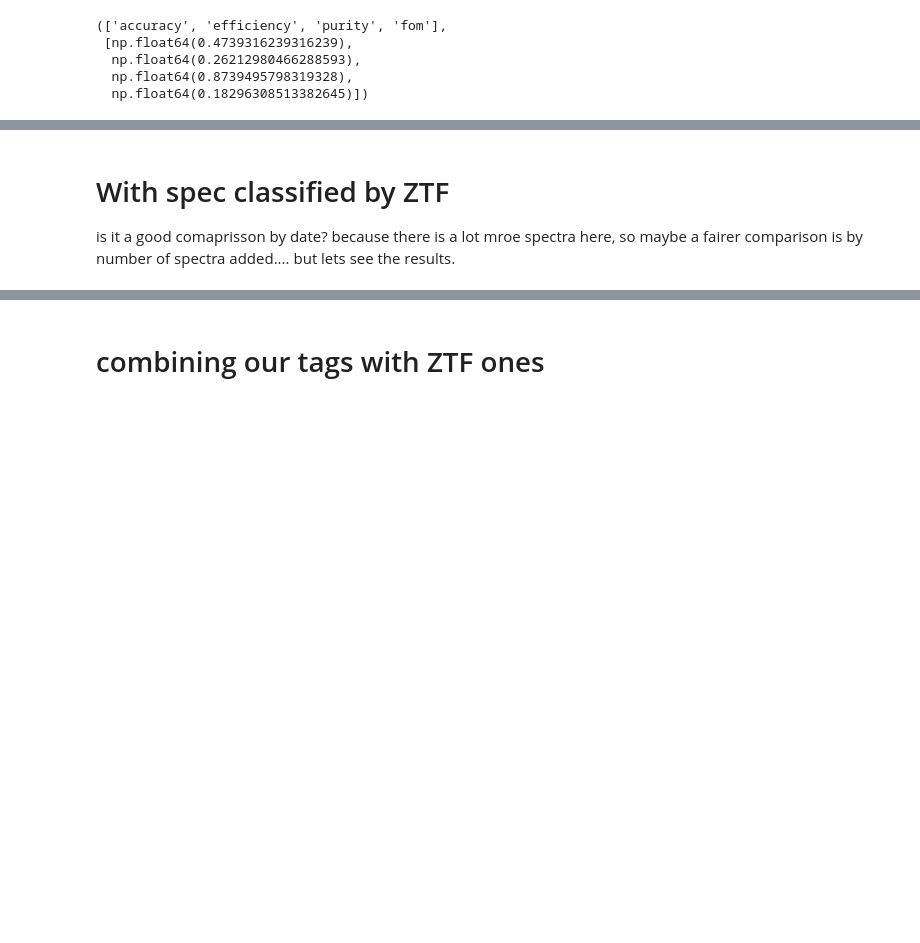
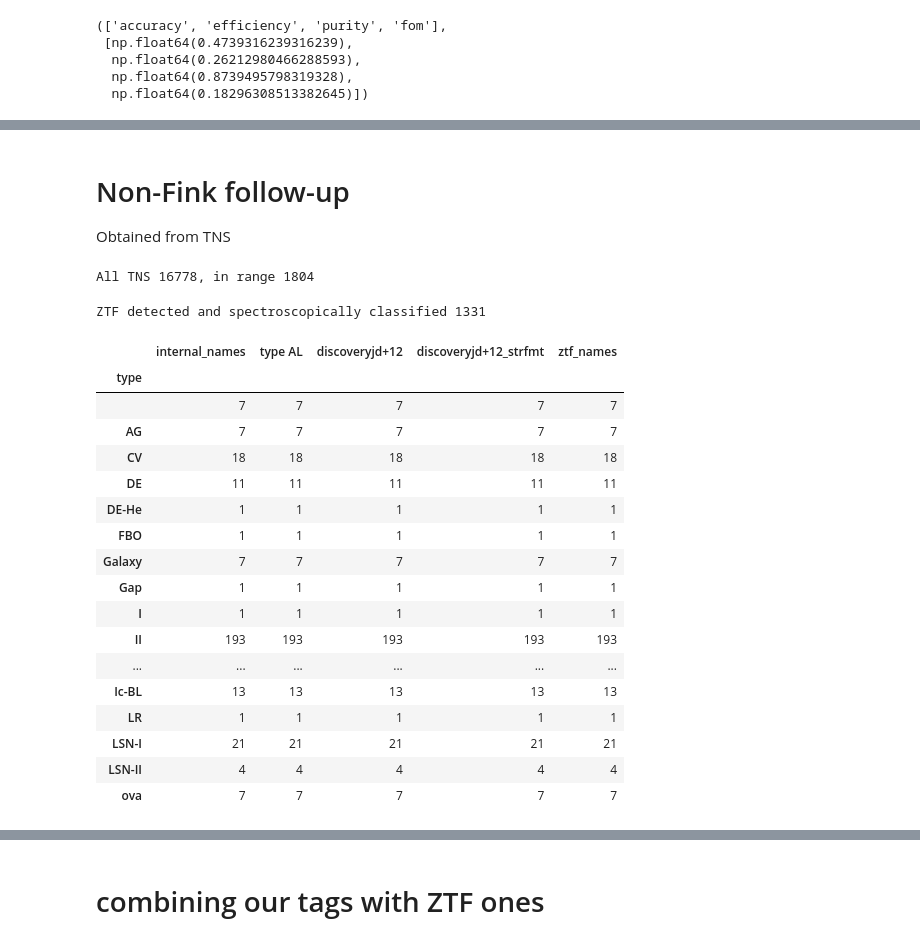
Before and after one commit to Fink-analyses/Active_Learning_earlySNIa, a Jupyter notebook: notebooks/ultimate_train_working_AM.ipynb, the cells around one changed output, grey strips where cells are left out. Drawn from its saved outputs; the diff is of its cells as text; code cells hidden in the pictures; blank space fills up the shorter version.

```diff
--- a/notebooks/ultimate_train_working_AM.ipynb
+++ b/notebooks/ultimate_train_working_AM.ipynb
@@ -479,8 +532,7 @@ plt.savefig('../data_probacut/probabilities.png')
 # %% [markdown]
-# With spec classified by ZTF
+# Non-Fink follow-up
 
-
-is it a good comaprisson by date? because there is a lot mroe spectra here, so maybe a fairer comparison is by number of spectra added.... but lets see the results.
+Obtained from TNS
 # %%
 # Function to convert Time object to desired format
 from astropy.time import TimeDelta
@@ -491,4 +543,79 @@ def add_days_and_format(x,days):
     # dt = time_obj.datetime
     # Format datetime to custom format
     return f"{dt.year}{dt.month:02d}{dt.day:02d}"
+# %%
+# read TNS labels
+df_tns_tmp = pd.read_parquet('../tns/tns_fink_20230817.parquet')
+
+# constrain date
+df_tns_tmp['discoveryjd'] = [Time(d, format='iso').jd for d in df_tns_tmp['discoverydate']]
+df_tns = df_tns_tmp[df_tns_tmp['discoveryjd']> Time('2023-09-21', format='iso').jd].copy()
+
+print(f"All TNS {len(df_tns_tmp)}, in range {len(df_tns)}")
+
+# reformat
+df_tns['type'] = df_tns['type'].str.strip('(TNS) SN ')
+df_tns['type AL'] = df_tns['type'].apply(lambda x: 'Ia' if 'Ia' in x else 'other')
+
+df_tns['discoveryjd+12'] = df_tns['discoveryjd'].apply(lambda x: int(x+12)) # 12 dayS as time to get ~3 measurements in each band
+df_tns['discoveryjd+12_strfmt'] = df_tns['discoverydate'].apply(lambda x: add_days_and_format(x, 12))
+
+df_tns['internal_names'] = df_tns['internal_names'].fillna(value="")
+# %% [output]
+All TNS 16778, in range 1804
+# %%
+# Function to extract names starting with 'ZTF'
+def extract_ztf_names(row):
+    if row:
+        ztf_list = [name.strip() for name in row.split(',') if name.strip().startswith('ZTF')]
+        if len(ztf_list)>0:
+            return ztf_list[0]
+        else:
+            return ""
+    else:
+        return ""
+
+# Apply the function to the DataFrame
+ztf_tns = df_tns[df_tns['internal_names'].str.contains('ZTF')]
+ztf_tns = ztf_tns[['internal_names','type AL','discoveryjd+12','discoveryjd+12_strfmt','type']]
+ztf_tns['ztf_names'] = ztf_tns['internal_names'].apply(extract_ztf_names)
+
+# sort
+ztf_tns = ztf_tns.sort_values(by='discoveryjd+12')
+
+# test unique
+print(f"ZTF detected and spectroscopically classified {len(ztf_tns)}")
+
+# convert to new_labels format
+dic_ztf_labels = {}
+for dat in ztf_tns['discoveryjd+12'].unique()[:60]:
+    sel = ztf_tns[ztf_tns['discoveryjd+12']==dat]
+    tmp_arr = sel[['ztf_names','type AL','discoveryjd+12']].to_numpy()
+
+    date_in_str_fmt = sel['discoveryjd+12_strfmt'].values[0]
+    dic_ztf_labels[date_in_str_fmt] = tmp_arr
+# %% [output]
+ZTF detected and spectroscopically classified 1331
+# %%
+# Stats of ZTF spec sample
+ztf_tns.groupby('type').count()
+# %% [output]
+|  | internal_names | type AL | discoveryjd+12 | discoveryjd+12_strfmt | ztf_names |
+| type |  |  |  |  |  |
+|  | 7 | 7 | 7 | 7 | 7 |
+| AG | 7 | 7 | 7 | 7 | 7 |
+| CV | 18 | 18 | 18 | 18 | 18 |
+| DE | 11 | 11 | 11 | 11 | 11 |
+| DE-He | 1 | 1 | 1 | 1 | 1 |
+| FBO | 1 | 1 | 1 | 1 | 1 |
+| Galaxy | 7 | 7 | 7 | 7 | 7 |
+| Gap | 1 | 1 | 1 | 1 | 1 |
+| I | 1 | 1 | 1 | 1 | 1 |
+| II | 193 | 193 | 193 | 193 | 193 |
+| ... | ... | ... | ... | ... | ... |
+| Ic-BL | 13 | 13 | 13 | 13 | 13 |
+| LR | 1 | 1 | 1 | 1 | 1 |
+| LSN-I | 21 | 21 | 21 | 21 | 21 |
+| LSN-II | 4 | 4 | 4 | 4 | 4 |
+| ova | 7 | 7 | 7 | 7 | 7 |
 # %%
```
Also changed, not shown: parts of 24 cells of this notebook.
